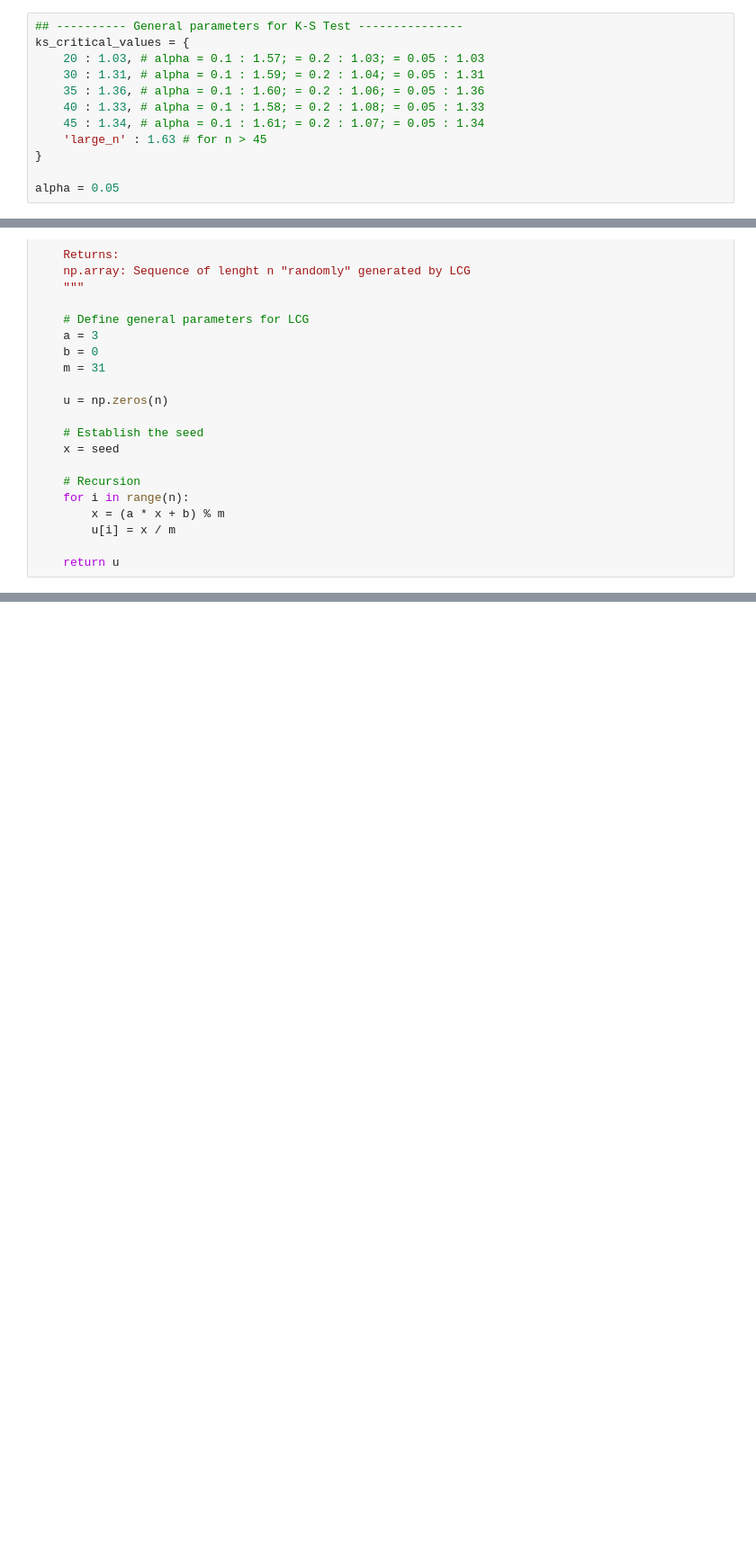
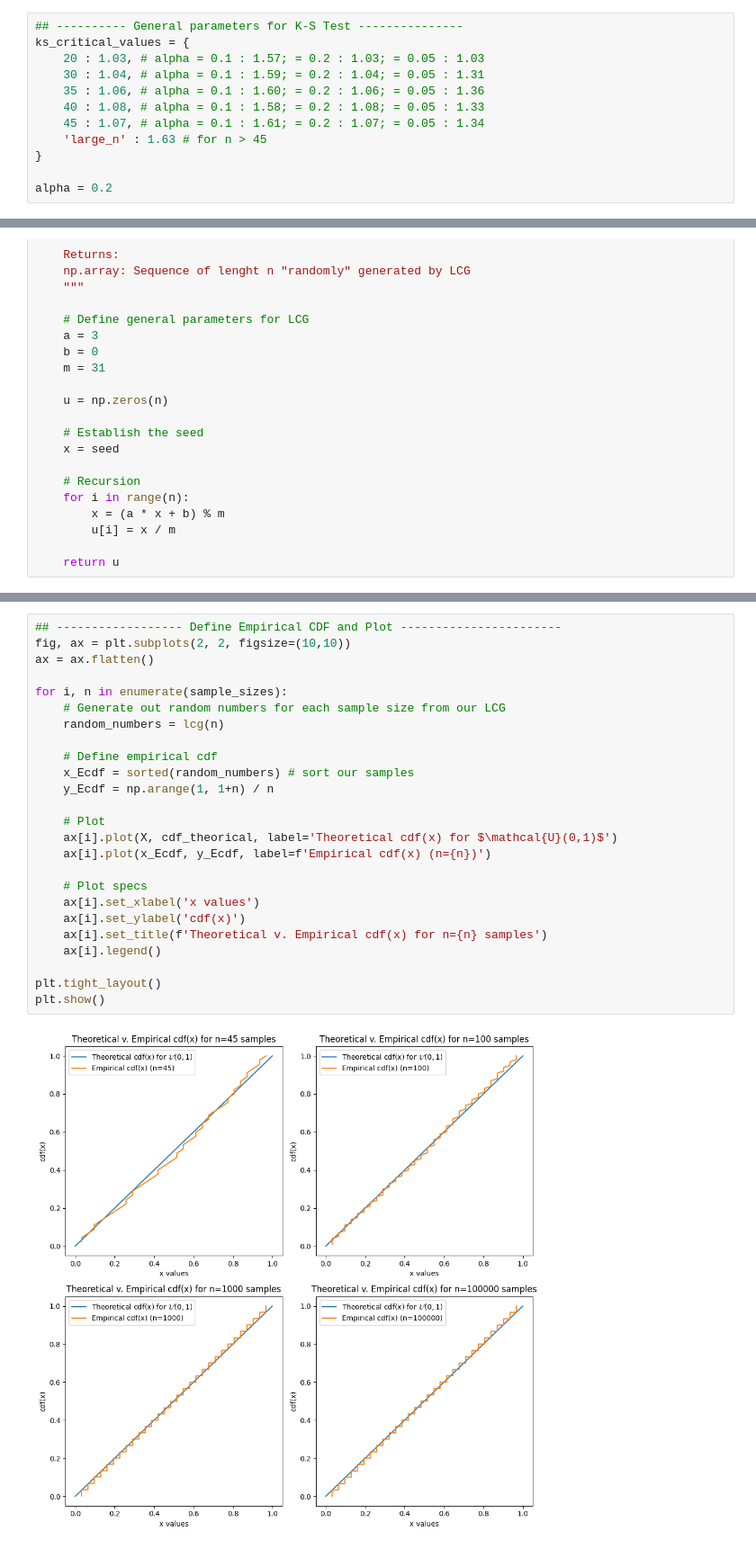
Before and after one commit to Rafitzzz/MATH_414, a Jupyter notebook: lab01.ipynb, the cells around one changed output, grey strips where cells are left out. Shown: that part at 90% size. Drawn from its saved outputs; the diff is of its cells as text; blank space fills up the shorter version.

```diff
--- a/lab01.ipynb
+++ b/lab01.ipynb
@@ -93,14 +93,14 @@ We now implement the Kolmogorov–Smirnov test to ascertain whether the empirica
 ## ---------- General parameters for K-S Test ---------------
 ks_critical_values = {
     20 : 1.03, # alpha = 0.1 : 1.57; = 0.2 : 1.03; = 0.05 : 1.03
-    30 : 1.31, # alpha = 0.1 : 1.59; = 0.2 : 1.04; = 0.05 : 1.31
-    35 : 1.36, # alpha = 0.1 : 1.60; = 0.2 : 1.06; = 0.05 : 1.36
-    40 : 1.33, # alpha = 0.1 : 1.58; = 0.2 : 1.08; = 0.05 : 1.33
-    45 : 1.34, # alpha = 0.1 : 1.61; = 0.2 : 1.07; = 0.05 : 1.34
+    30 : 1.04, # alpha = 0.1 : 1.59; = 0.2 : 1.04; = 0.05 : 1.31
+    35 : 1.06, # alpha = 0.1 : 1.60; = 0.2 : 1.06; = 0.05 : 1.36
+    40 : 1.08, # alpha = 0.1 : 1.58; = 0.2 : 1.08; = 0.05 : 1.33
+    45 : 1.07, # alpha = 0.1 : 1.61; = 0.2 : 1.07; = 0.05 : 1.34
     'large_n' : 1.63 # for n > 45
 }
 
-alpha = 0.05
+alpha = 0.2
 # %%
 ## ------------- Manual KS test & Plot ---------------------
 for n in sample_sizes:
@@ -236,0 +239,27 @@ def lcg(n, seed=7):
+# %%
+## ------------------ Define Empirical CDF and Plot -----------------------
+fig, ax = plt.subplots(2, 2, figsize=(10,10))
+ax = ax.flatten()
+
+for i, n in enumerate(sample_sizes):
+    # Generate out random numbers for each sample size from our LCG
+    random_numbers = lcg(n)
+
+    # Define empirical cdf
+    x_Ecdf = sorted(random_numbers) # sort our samples
+    y_Ecdf = np.arange(1, 1+n) / n
+
+    # Plot
+    ax[i].plot(X, cdf_theorical, label='Theoretical cdf(x) for $\mathcal{U}(0,1)$')
+    ax[i].plot(x_Ecdf, y_Ecdf, label=f'Empirical cdf(x) (n={n})')
+
+    # Plot specs
+    ax[i].set_xlabel('x values')
+    ax[i].set_ylabel('cdf(x)')
+    ax[i].set_title(f'Theoretical v. Empirical cdf(x) for n={n} samples')
+    ax[i].legend()
+
+plt.tight_layout()
+plt.show()
+# %% [output]
+[figure, added]
```
Also changed, not shown: parts of 9 cells of this notebook, 3 other files.
